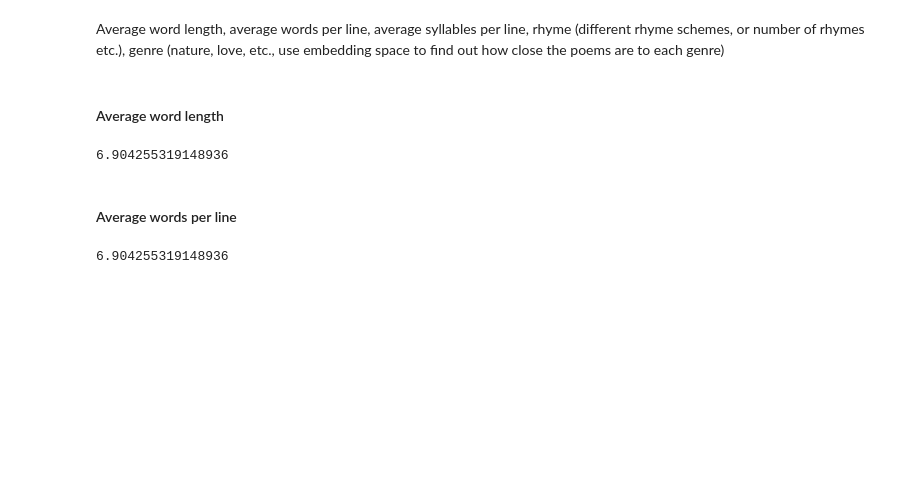
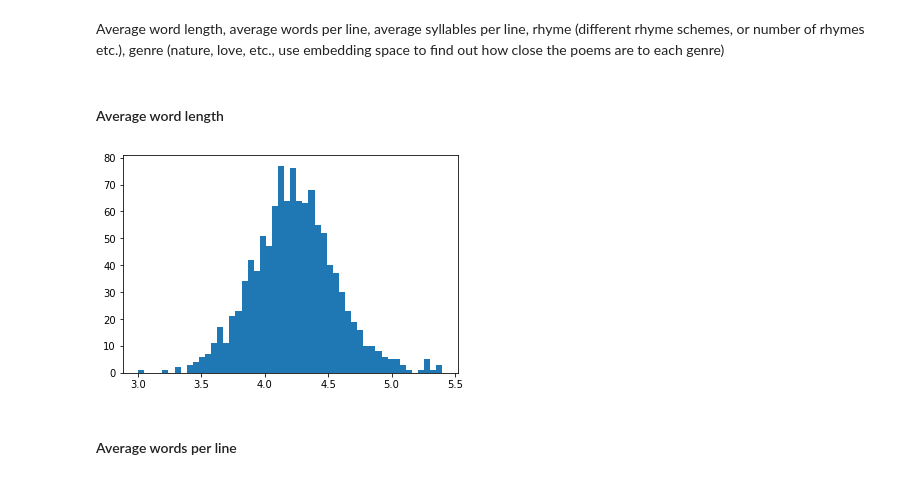
Before and after one commit to mixerupper/nlp-poetry-authorship, a Jupyter notebook: code/03-notebooks/Feature engineering.ipynb, the cells around one changed output. Saved outputs shown, nothing was run; the diff lists cells and outputs as text; code cells hidden in the pictures; blank space fills up the shorter version.

```diff
--- a/code/03-notebooks/Feature engineering.ipynb
+++ b/code/03-notebooks/Feature engineering.ipynb
@@ -35,7 +35,9 @@ stemmer = SnowballStemmer("english")
 # %%
 def word_suggestions(w):
     if d.check(w) == False:
-        w = d.suggest(w)[0]
+        sugggestions = d.suggest(w)
+        if len(sugggestions) > 0:
+            w = d.suggest(w)[0]
     return w
 # %%
 def str_cleanup(s):
@@ -44,12 +46,13 @@ def str_cleanup(s):
     s = s.lower()
     # first split into words
     s = s.split(" ")
-    if '' in s:
-        return
     # get rid of punctuation
     s = list(map(lambda x: re.sub("[.,-/\"'();:{}=!?%^&*]","",x), s))
+    # getting rid of empty string
+    while '' in s:
+        s.remove('')
     # spell checks
-    s = list(map(lambda x: word_suggestions(x), s))
+    s = list(map(word_suggestions, s))
     return s
 # %%
 first_poem = raw_train_data['poetry_text'].values[0]
@@ -65,12 +68,16 @@ def ave_word_len(poem):
     p = list(p_none)
     word_lens = []
     for line in p:
-        word_lens.append()
-    return np.mean(list(map(len, p)))
+        for word in line:
+            word_lens.append(len(word))
+    return np.mean(word_lens)
 # %%
-ave_word_len(raw_train_data['poetry_text'].values[0])
+ave_word_lens = list(map(ave_word_len, raw_train_data['poetry_text'].values))
-# %% [output]
-6.904255319148936
+# %%
+plt.hist(ave_word_lens, bins=50)
+plt.show()
+# %% [output]
+[figure, added]
 # %% [markdown]
 #### Average words per line
 # %%
@@ -82,6 +89,4 @@ def ave_line_len(poem):
     p = list(p_none)
     return np.mean(list(map(len, p)))
 # %%
-ave_line_len(raw_train_data['poetry_text'].values[0])
+ave_line_lens = list(map(ave_line_len, raw_train_data['poetry_text'].values))
-# %% [output]
-6.904255319148936
```
Also changed, not shown: parts of 23 cells of this notebook.
